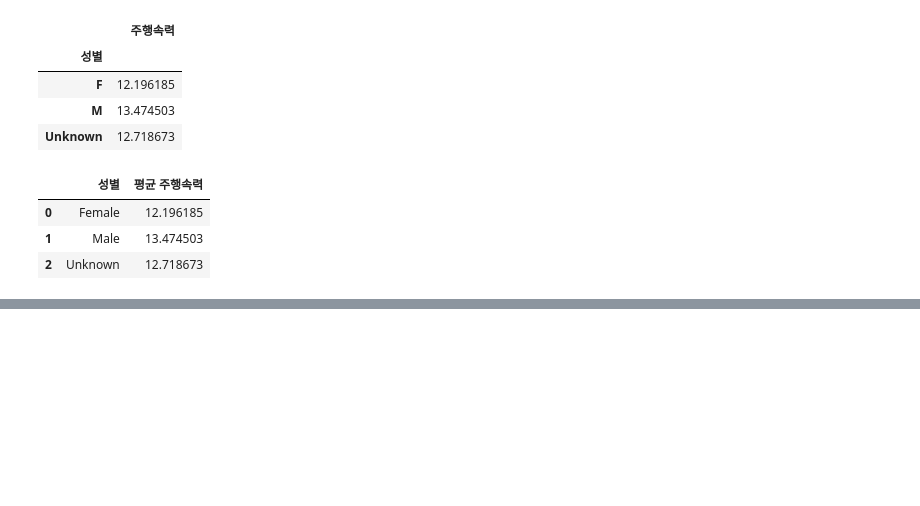
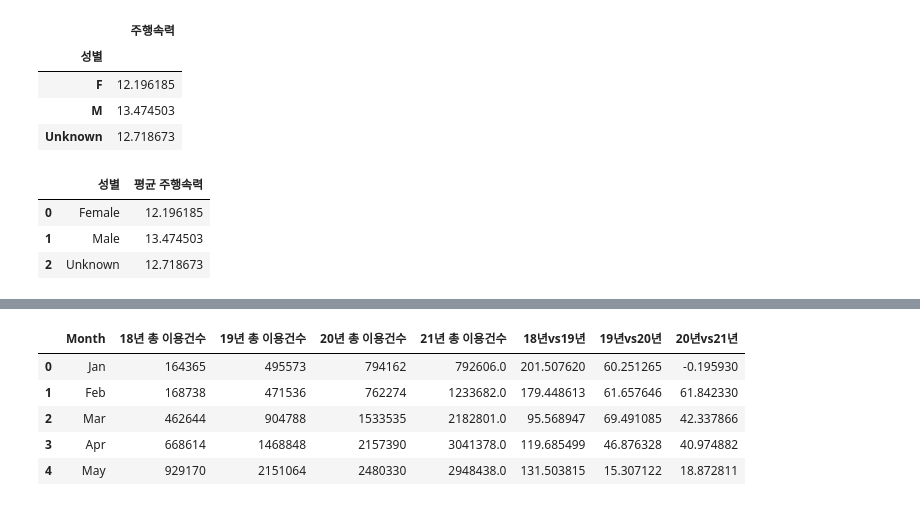
Before and after one commit to jinubot07/LikeLion_13th_DataCourse, a Jupyter notebook: 08_PRJ_team_project/code/정진우/TP_bike_19vs20.ipynb, the cells around one changed output, grey strips where cells are left out. Drawn from its saved outputs; the diff is of its cells as text; code cells hidden in the pictures; blank space fills up the shorter version.

```diff
--- a/08_PRJ_team_project/code/정진우/TP_bike_19vs20.ipynb
+++ b/08_PRJ_team_project/code/정진우/TP_bike_19vs20.ipynb
@@ -637,0 +663,13 @@ bike19_gender[0:2].iplot(kind='bar',x='성별' ,theme='space')
+# %%
+bike_ratio_sum['18년vs19년'] = ( bike_ratio_sum['19년 총 이용건수']- bike_ratio_sum['18년 총 이용건수']) / bike_ratio_sum['18년 총 이용건수'] * 100
+bike_ratio_sum['19년vs20년'] = ( bike_ratio_sum['20년 총 이용건수']- bike_ratio_sum['19년 총 이용건수']) / bike_ratio_sum['19년 총 이용건수'] * 100
+bike_ratio_sum['20년vs21년'] = ( bike_ratio_sum['21년 총 이용건수']- bike_ratio_sum['20년 총 이용건수']) / bike_ratio_sum['20년 총 이용건수'] * 100
+
+bike_ratio_sum.head()
+# %% [output]
+|  | Month | 18년 총 이용건수 | 19년 총 이용건수 | 20년 총 이용건수 | 21년 총 이용건수 | 18년vs19년 | 19년vs20년 | 20년vs21년 |
+| 0 | Jan | 164365 | 495573 | 794162 | 792606.0 | 201.507620 | 60.251265 | -0.195930 |
+| 1 | Feb | 168738 | 471536 | 762274 | 1233682.0 | 179.448613 | 61.657646 | 61.842330 |
+| 2 | Mar | 462644 | 904788 | 1533535 | 2182801.0 | 95.568947 | 69.491085 | 42.337866 |
+| 3 | Apr | 668614 | 1468848 | 2157390 | 3041378.0 | 119.685499 | 46.876328 | 40.974882 |
+| 4 | May | 929170 | 2151064 | 2480330 | 2948438.0 | 131.503815 | 15.307122 | 18.872811 |
```
Also changed, not shown: parts of 11 cells of this notebook, 6 other files.
